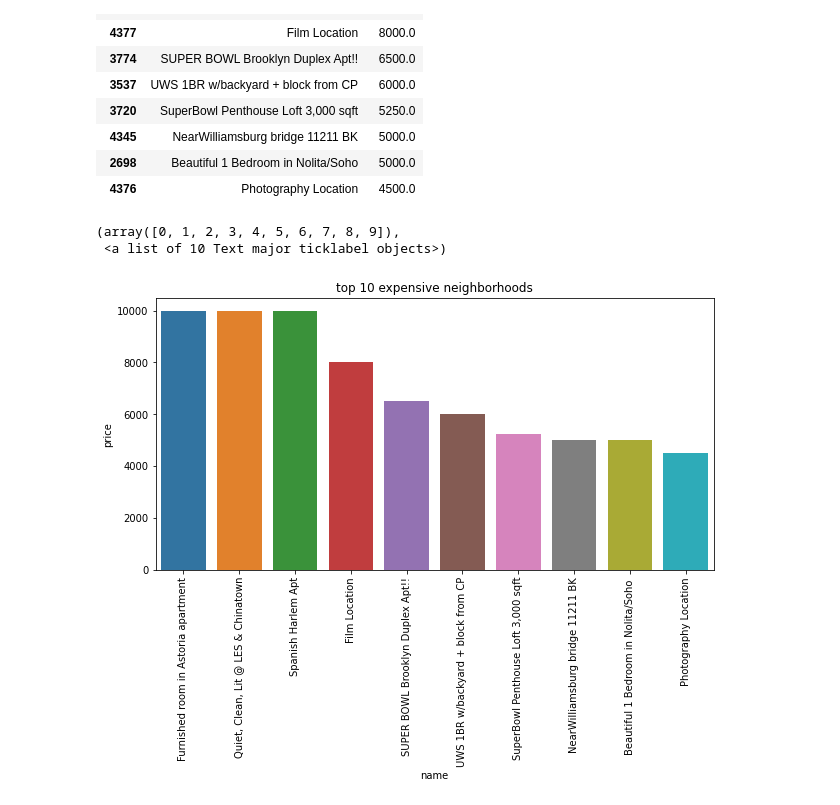
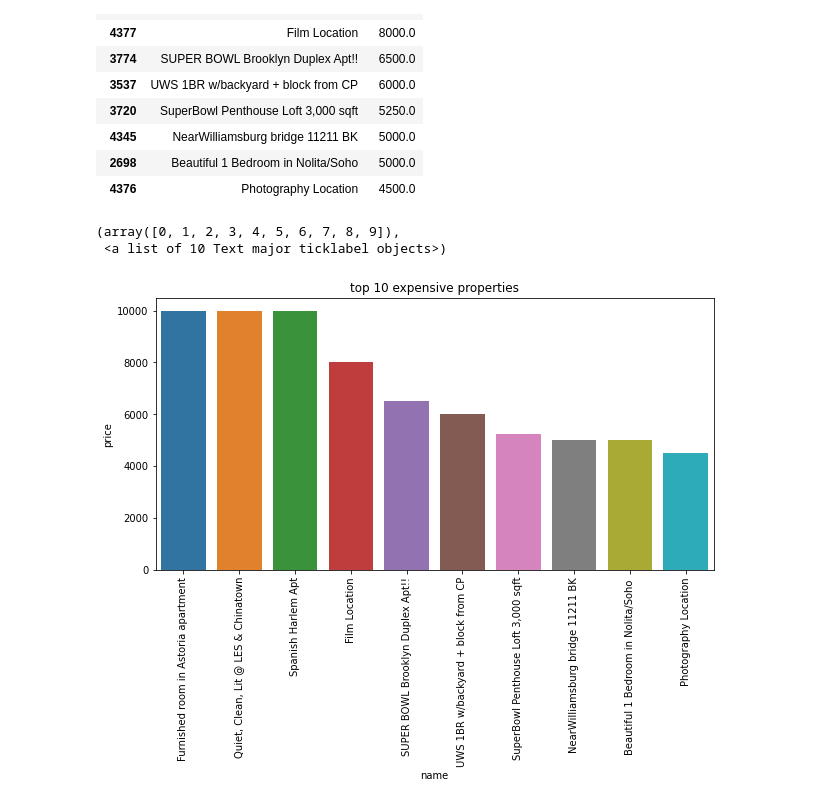
Before and after one commit to som-himte/Capstone-Project-Airbnb-Data-Analysis, a Jupyter notebook: Airbnb_Bookings_Analysis(Som_Himte)_Capstone_Project.ipynb, the cells around one changed output. Drawn from its saved outputs; the diff is of its cells as text; code cells hidden in the pictures.

```diff
--- a/Airbnb_Bookings_Analysis(Som_Himte)_Capstone_Project.ipynb
+++ b/Airbnb_Bookings_Analysis(Som_Himte)_Capstone_Project.ipynb
@@ -198,9 +198,9 @@ airbnb_data.head()
 # %% [markdown]
 QUESSTION: **Top 10 expensive neighborhoods ?**
 # %%
-# finding top 10 expensive neighborhoods from data
-top_10_expensive_hotels = airbnb_data.sort_values(by=['price'], ascending=False).head(10)
-top_10_expensive_hotels[['name','price']]
+# finding top 10 expensive properties from data
+top_10_expensive_properties = airbnb_data.sort_values(by=['price'], ascending=False).head(10)
+top_10_expensive_properties[['name','price']]
 # %% [output]
 |  | name | price |
 | 9151 | Furnished room in Astoria apartment | 10000.0 |
@@ -214,13 +214,13 @@ top_10_expensive_hotels[['name','price']]
 | 2698 | Beautiful 1 Bedroom in Nolita/Soho | 5000.0 |
 | 4376 | Photography Location | 4500.0 |
 # %%
-# visual representation of expensive neighborhoods
+# visual representation of expensive properties
 plt.figure(figsize=(10,5))
 
-barplot= sns.barplot(x="name",y="price",data = top_10_expensive_hotels)
-plt.title("top 10 expensive neighborhoods")
+sns.barplot(x="name",y="price",data = top_10_expensive_hotels)
+plt.title("top 10 expensive properties")
 plt.xticks(rotation=90)
 # %% [output]
 (array([0, 1, 2, 3, 4, 5, 6, 7, 8, 9]),
  <a list of 10 Text major ticklabel objects>)
-[figure, old version]
+[figure, new version]
```
Also changed, not shown: parts of 3 cells of this notebook.
